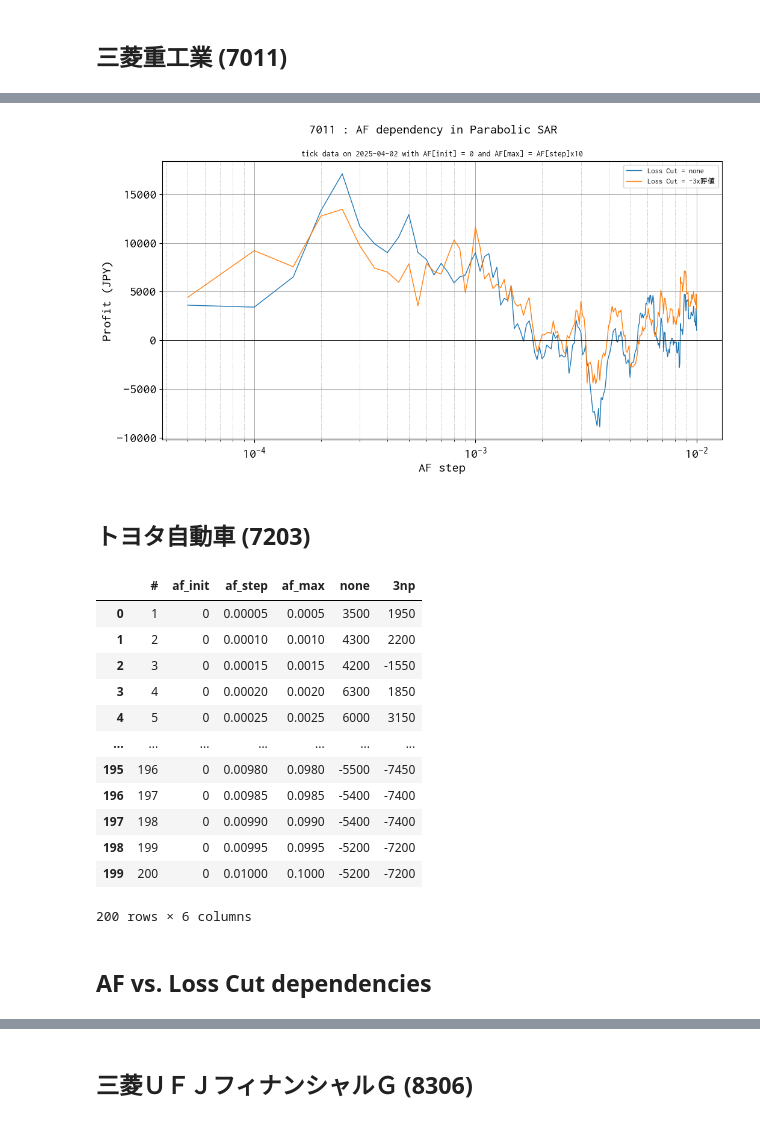
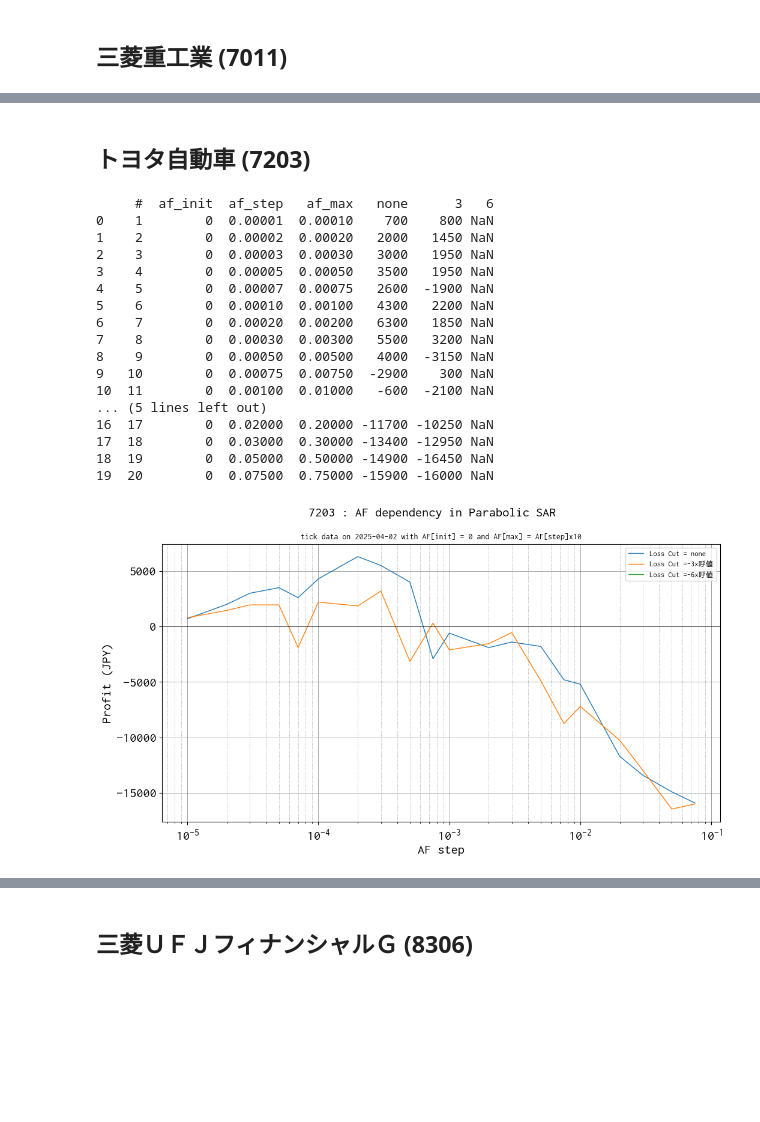
Before and after one commit to bitwalk123/day_trade_simulator, a Jupyter notebook: jupyter/study_201_AF_LossCut.ipynb, the cells around one changed output, grey strips where cells are left out. Cells and saved outputs as stored; diff of their text form; code cells hidden in the pictures; blank space fills up the shorter version.

```diff
--- a/jupyter/study_201_AF_LossCut.ipynb
+++ b/jupyter/study_201_AF_LossCut.ipynb
@@ -44,62 +88,28 @@ df
-# %%
-FONT_PATH = "../fonts/RictyDiminished-Regular.ttf"
-fm.fontManager.addfont(FONT_PATH)
-
-# FontPropertiesオブジェクト生成（名前の取得のため）
-font_prop = fm.FontProperties(fname=FONT_PATH)
-font_prop.get_name()
-
-plt.rcParams['font.family'] = font_prop.get_name()
-plt.rcParams['font.size'] = 16
-
-fig = plt.figure(figsize=(12, 6))
-ax = fig.add_subplot(111)
-
-x = df['af_step']
-y = df['none']
-ax.plot(x, y, label='Loss Cut = none', lw=1)
-
-x = df['af_step']
-y = df['3np']
-ax.plot(x, y, label='Loss Cut = -3x呼値', lw=1)
-
-ax.axhline(0, color='black', lw=0.5)
-ax.set_xscale('log')
-ax.grid(which='major', color='gray',linestyle='-', linewidth=0.5)
-ax.grid(which='minor', color='gray',linestyle='dotted', linewidth=0.5)
-
-ax.set_xlabel('AF step')
-ax.set_ylabel('Profit (JPY)')
-
-ax.legend(fontsize=9)
-ax.set_title('tick data on %s with AF[init] = 0 and AF[max] = AF[step]x10' % date_target, fontsize=10)
-
-plt.suptitle('%s : AF dependency in Parabolic SAR' % code, fontsize=16)
-plt.savefig('./study_201_AF_LossCut/%s_%s.png' % (date_target, code))
-plt.show()
-# %% [output]
-[figure, removed]
 # %% [markdown]
 ## トヨタ自動車 (7203)
 # %%
 code = '7203'
-ods_name = os.path.join(path_base, 'summary_losscut_%s_%s.ods' % (date_target, code))
+ods_name = os.path.join(path_base, 'summary_%s_%s.ods' % (date_target, code))
 ods_name
 df = pd.read_excel(ods_name)
-df
+print(df)
+plot(df, date_target, code)
 # %% [output]
-|  | # | af_init | af_step | af_max | none | 3np |
-| 0 | 1 | 0 | 0.00005 | 0.0005 | 3500 | 1950 |
-| 1 | 2 | 0 | 0.00010 | 0.0010 | 4300 | 2200 |
-| 2 | 3 | 0 | 0.00015 | 0.0015 | 4200 | -1550 |
-| 3 | 4 | 0 | 0.00020 | 0.0020 | 6300 | 1850 |
-| 4 | 5 | 0 | 0.00025 | 0.0025 | 6000 | 3150 |
-| ... | ... | ... | ... | ... | ... | ... |
-| 195 | 196 | 0 | 0.00980 | 0.0980 | -5500 | -7450 |
-| 196 | 197 | 0 | 0.00985 | 0.0985 | -5400 | -7400 |
-| 197 | 198 | 0 | 0.00990 | 0.0990 | -5400 | -7400 |
-| 198 | 199 | 0 | 0.00995 | 0.0995 | -5200 | -7200 |
-| 199 | 200 | 0 | 0.01000 | 0.1000 | -5200 | -7200 |
-200 rows × 6 columns
+     #  af_init  af_step   af_max   none      3   6
+0    1        0  0.00001  0.00010    700    800 NaN
+1    2        0  0.00002  0.00020   2000   1450 NaN
+2    3        0  0.00003  0.00030   3000   1950 NaN
+3    4        0  0.00005  0.00050   3500   1950 NaN
+4    5        0  0.00007  0.00075   2600  -1900 NaN
+5    6        0  0.00010  0.00100   4300   2200 NaN
+6    7        0  0.00020  0.00200   6300   1850 NaN
+7    8        0  0.00030  0.00300   5500   3200 NaN
+8    9        0  0.00050  0.00500   4000  -3150 NaN
+9   10        0  0.00075  0.00750  -2900    300 NaN
+10  11        0  0.00100  0.01000   -600  -2100 NaN
+... (5 lines left out)
+16  17        0  0.02000  0.20000 -11700 -10250 NaN
+17  18        0  0.03000  0.30000 -13400 -12950 NaN
+18  19        0  0.05000  0.50000 -14900 -16450 NaN
+19  20        0  0.07500  0.75000 -15900 -16000 NaN
+[figure, added]
-# %% [markdown]
-## AF vs. Loss Cut dependencies
```
Also changed, not shown: parts of 7 cells of this notebook, 5 other files.
